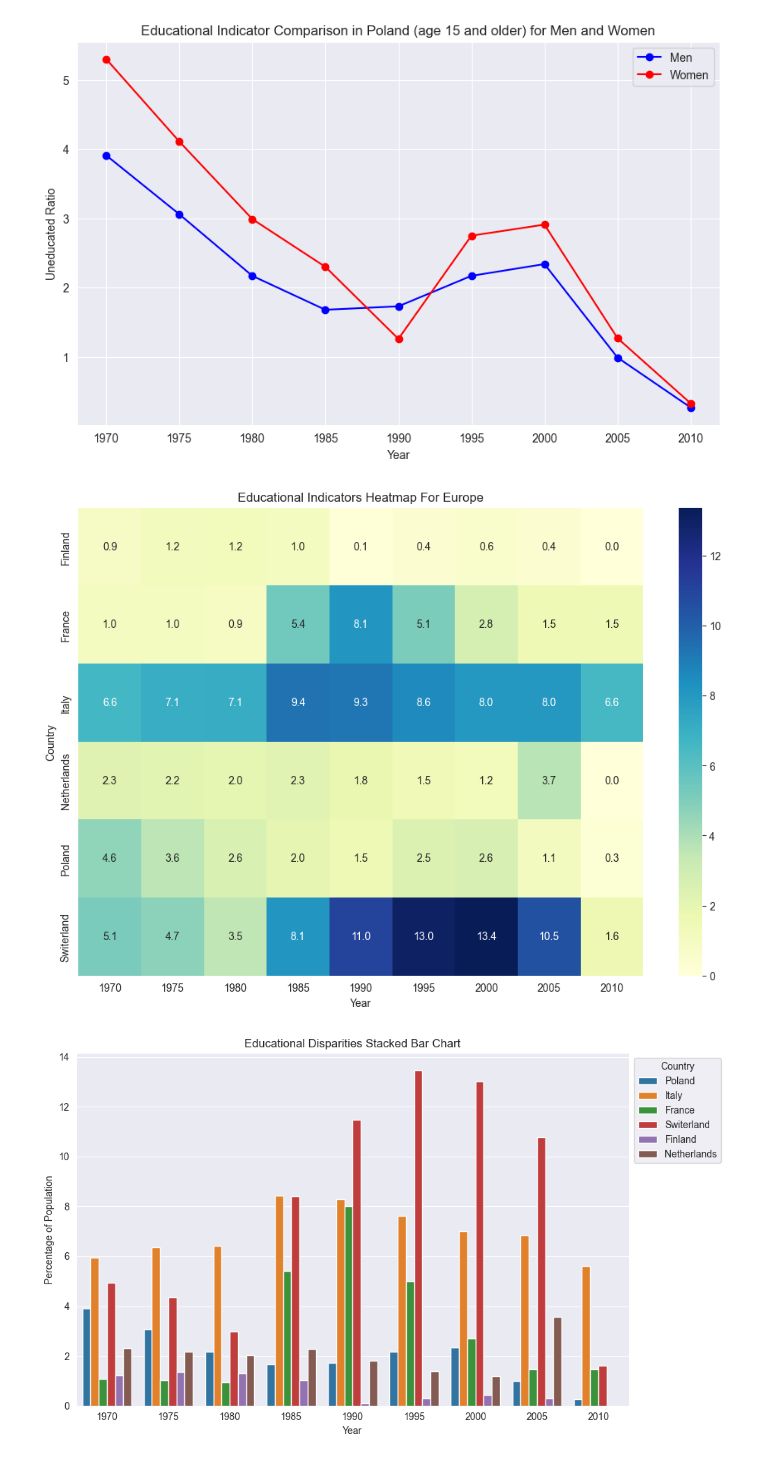
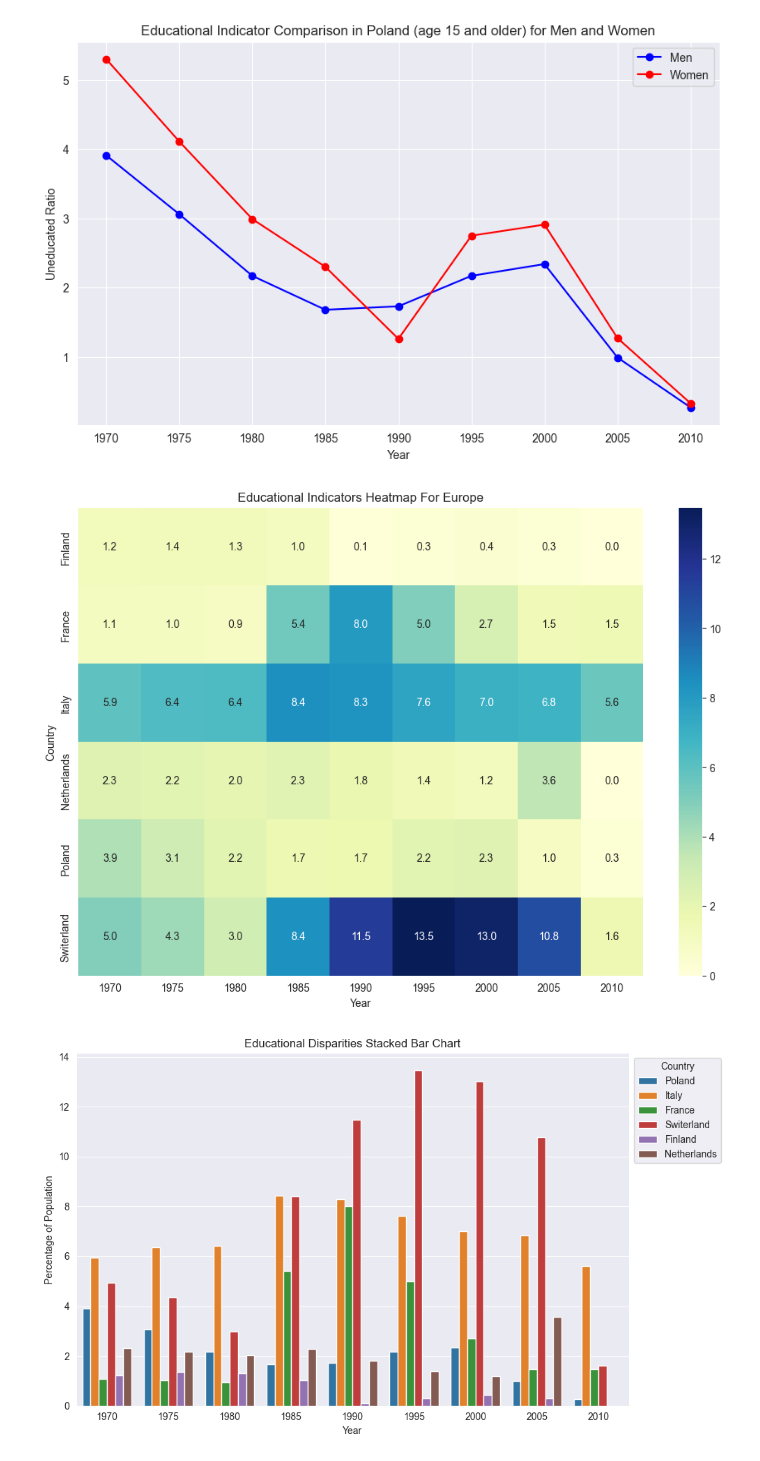
Before and after one commit to DuQer/HealthEducationVisualization, a Jupyter notebook: main.ipynb, the cells around one changed output. Cells and saved outputs as stored; diff of their text form; code cells hidden in the pictures.

Commit message:
Removed redundant gender-specific indicator

```diff
--- a/main.ipynb
+++ b/main.ipynb
@@ -102,23 +102,23 @@ plt.show()
 [figure]
 # %%
 selected_countries = ['poland', 'italy', 'france', 'switerland', 'finland', 'netherlands']
-selected_indicators = ['BAR.NOED.15UP.ZS', 'BAR.NOED.15UP.FE.ZS', 'BAR.NOED.15UP.MA.ZS']
+selected_indicators = ['BAR.NOED.15UP.ZS']
 
 data = []
 
 for country in selected_countries:
     for indicator_code in selected_indicators:
         df_country_indicator = lista[country][lista[country]['Indicator Code'] == indicator_code]
         data.extend(list(zip(df_country_indicator['Year'].dt.year, [country.capitalize()] * len(df_country_indicator), df_country_indicator['Value'], [indicator_code] * len(df_country_indicator))))
 
 df_heatmap = pd.DataFrame(data, columns=['Year', 'Country', 'Value', 'Indicator Code'])
 
 plt.figure(figsize=(12, 8))
 heatmap_data = df_heatmap.pivot_table(index='Country', columns='Year', values='Value', aggfunc='mean')
 sns.heatmap(heatmap_data, annot=True, fmt=".1f", cmap='YlGnBu')
 plt.title('Educational Indicators Heatmap For Europe')
 plt.show()
 # %% [output]
-[figure, old version]
+[figure, new version]
 # %%
 selected_countries = ['poland', 'italy', 'france', 'switerland', 'finland', 'netherlands']
```
Also changed, not shown: parts of 1 cell of this notebook.
